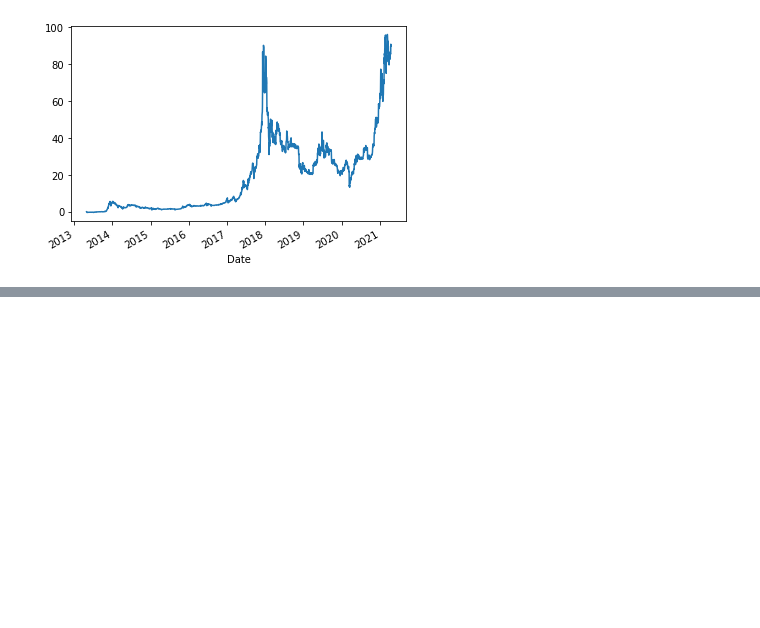
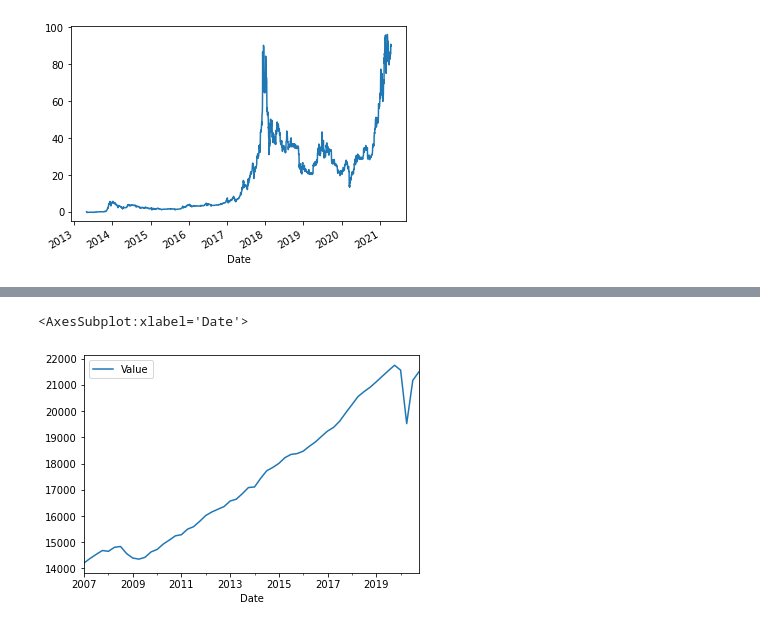
Before and after one commit to tatejones919/RSI_Correlation, a Jupyter notebook: notebooks/Tate's_notebook.ipynb, the cells around one changed output, grey strips where cells are left out. Saved outputs shown, nothing was run; the diff lists cells and outputs as text; code cells hidden in the pictures; blank space fills up the shorter version.

```diff
--- a/notebooks/Tate's_notebook.ipynb
+++ b/notebooks/Tate's_notebook.ipynb
@@ -146,0 +160,3 @@ request_url = request_url + api_key
+# %%
+gdp_data = quandl.get("FRED/GDP", start_date="2007-01-01", end_date="2021-04-01")
+gdp_data
@@ -147,3 +182,8 @@ request_url = request_url + api_key
+# %%
+gdp_data.plot()
+# %% [output]
+<AxesSubplot:xlabel='Date'>
+[figure, added]
 # %%
 t_bill_url = "https://api.fiscaldata.treasury.gov/services/api/fiscal_service/v2/accounting/od/avg_interest_rates"
 t_bill_url = t_bill_url + "?format=json"
```
Also changed, not shown: parts of 9 cells of this notebook.
